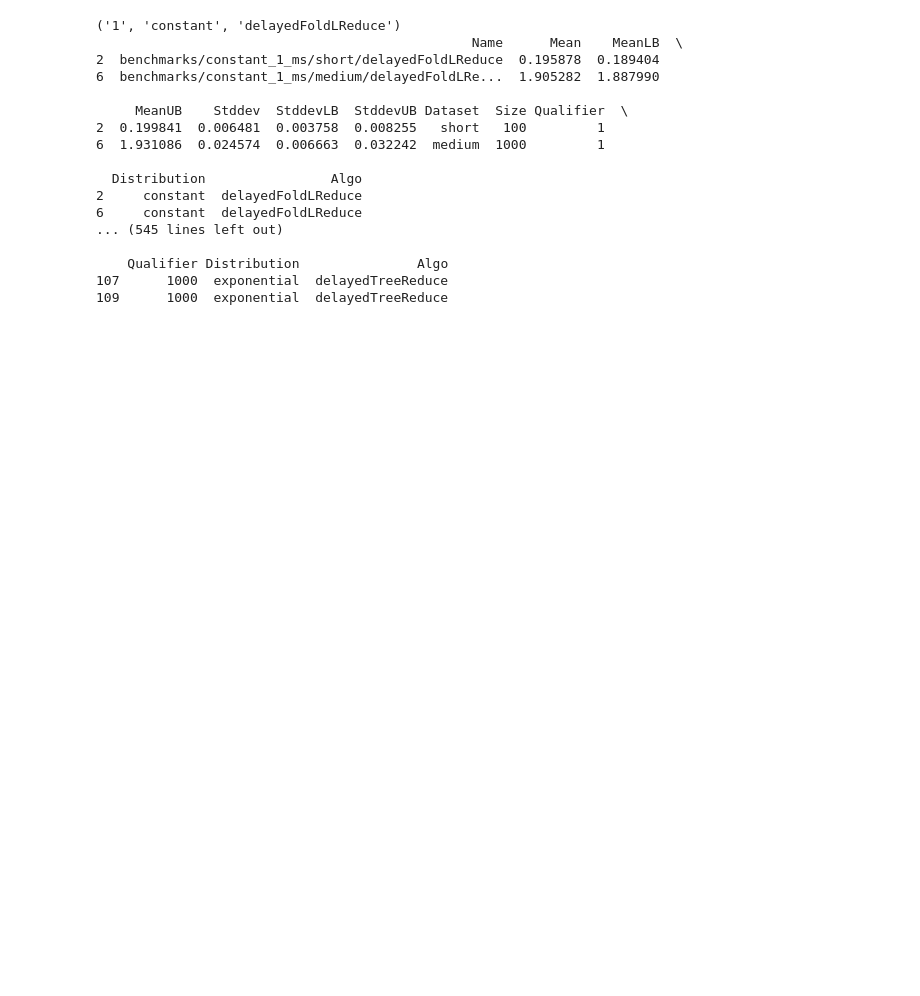
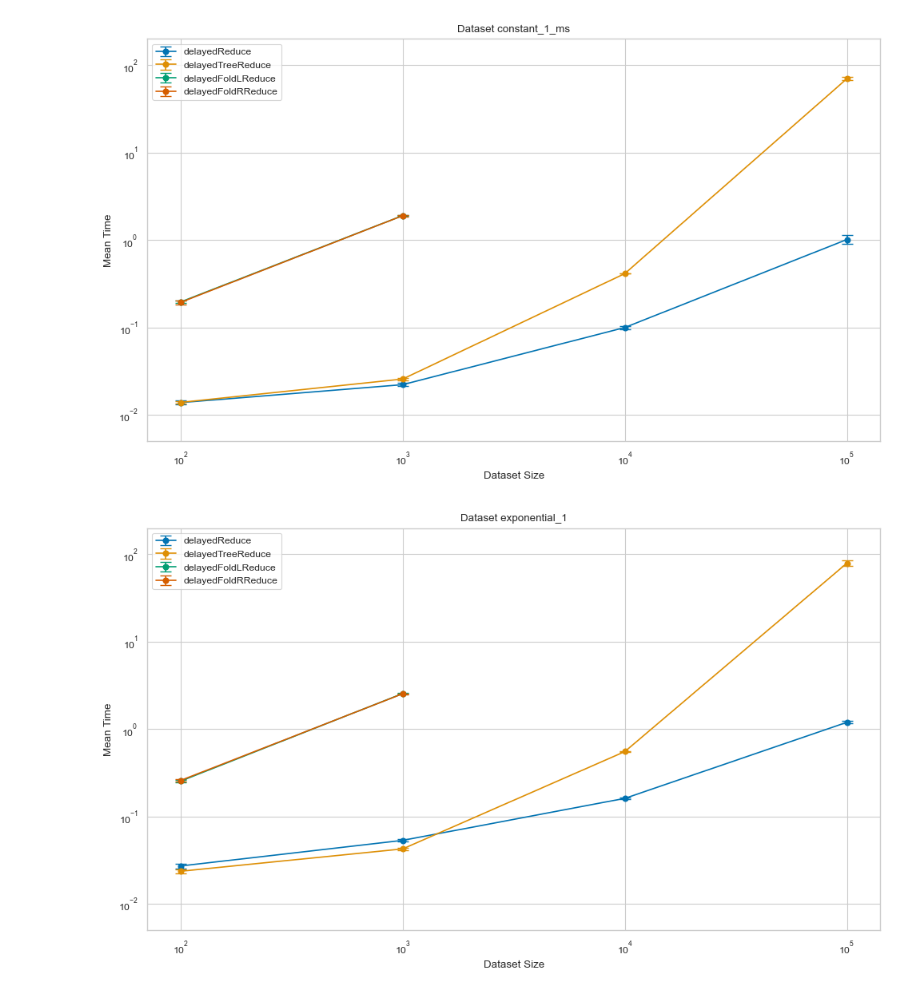
Before and after one commit to DukeBas/HaskellLatencyHiding, a Jupyter notebook: analysis.ipynb, the cells around one changed output. Cells and saved outputs as stored; diff of their text form; code cells hidden in the pictures; blank space fills up the shorter version.

Commit message:
Data analysis

```diff
--- a/analysis.ipynb
+++ b/analysis.ipynb
@@ -5,39 +5,52 @@ import matplotlib.pyplot as plt
 # %%
 # Load result csv file
 df = pd.read_csv('result.csv') # Results file has columns: Name,Mean,MeanLB,MeanUB,Stddev,StddevLB,StddevUB
 
 # Get dataset from name
 datasets = ['short', 'medium', 'long', 'extreme']
 dataset_to_size = {'short': 100, 'medium': 1000, 'long': 10000, 'extreme': 100000}
-qualifier = ['1/','10/','100/','1000/', '1_ms/','10_ms/','100_ms/','1000_ms/']
+data_qualifier = ['_1_ms/','_10_ms/','_100_ms/','_1000_ms/', '_1_11_ms/','_10_110_ms/','_100_1100_ms/','_1000/', '_100/', '_10/', '_1/']
 distribution = ['uniform', 'constant', 'exponential']
 algos = ['delayedReduce', 'delayedTreeReduce', 'delayedFoldLReduce', 'delayedFoldRReduce']
 df['Dataset'] = df['Name'].apply(lambda x: next((d for d in datasets if d in x), None))
 df['Size'] = df['Dataset'].apply(lambda x: dataset_to_size[x])
-df['Qualifier'] = df['Name'].apply(lambda x: next((q for q in qualifier if q in x), None))
+df['Qualifier'] = df['Name'].apply(lambda x: next((q for q in data_qualifier if q in x), None))
 df['Qualifier'] = df['Qualifier'].apply(lambda x: x.replace('_ms', '')) # remove ms part
 df['Qualifier'] = df['Qualifier'].apply(lambda x: x.replace('/', '')) # remove slash
+df['Full_name'] = df['Name'].apply(lambda x: x.split('/')[1]) # full name is part after first slash
 df['Distribution'] = df['Name'].apply(lambda x: next((d for d in distribution if d in x), None))
 df['Algo'] = df['Name'].apply(lambda x: next((a for a in algos if a in x), None))
+df['Name'] = df['Name'].apply(lambda x: x.replace('benchmarks/', ''))
+
 
 # We plot the results, where in the same graph we want to compare the different algorithms
 # with one subplot per qualifier-distribution combination, with a line for each algorithm
 # On the x axis we have the dataset size, on the y axis the mean time, with error bars for the standard deviation
+
+
+# Unique qualifier-distribution combinations
+qual_dist_combinations = df[['Qualifier', 'Distribution']].drop_duplicates().sort_values(by=['Qualifier', 'Distribution'])
+
+# Plot results for each combination separately
+for qualifier, distribution in qual_dist_combinations.values:
+    subset = df[(df['Qualifier'] == qualifier) & (df['Distribution'] == distribution)]
+    full_names = subset['Full_name'].unique()
+
+    plt.figure(figsize=(10, 6))
+    for algo in algos:
+        algo_data = subset[subset['Algo'] == algo]
+        plt.errorbar(algo_data['Size'], algo_data['Mean'], yerr=algo_data['Stddev'], label=algo, marker='o', capsize=5)
+
+    plt.title(f'Dataset {full_names[0]}')
+    plt.xlabel('Dataset Size')
+    plt.ylabel('Mean Time')
+    plt.xscale('log')
+    plt.yscale('log')
+    plt.ylim(0.5*10**-2, 2*10**2)
+    plt.legend()
+    plt.grid(True)
+    plt.tight_layout()
+    plt.show()
 # %% [output]
-('1', 'constant', 'delayedFoldLReduce')
-                                                Name      Mean    MeanLB  \
-2  benchmarks/constant_1_ms/short/delayedFoldLReduce  0.195878  0.189404
-6  benchmarks/constant_1_ms/medium/delayedFoldLRe...  1.905282  1.887990
-
-     MeanUB    Stddev  StddevLB  StddevUB Dataset  Size Qualifier  \
-2  0.199841  0.006481  0.003758  0.008255   short   100         1
-6  1.931086  0.024574  0.006663  0.032242  medium  1000         1
-
-  Distribution                Algo
-2     constant  delayedFoldLReduce
-6     constant  delayedFoldLReduce
-... (545 lines left out)
-
-    Qualifier Distribution               Algo
-107      1000  exponential  delayedTreeReduce
-109      1000  exponential  delayedTreeReduce
+[figure, added]
+[figure, added]
```
Also changed, not shown: parts of 1 cell of this notebook, 1 other file.
